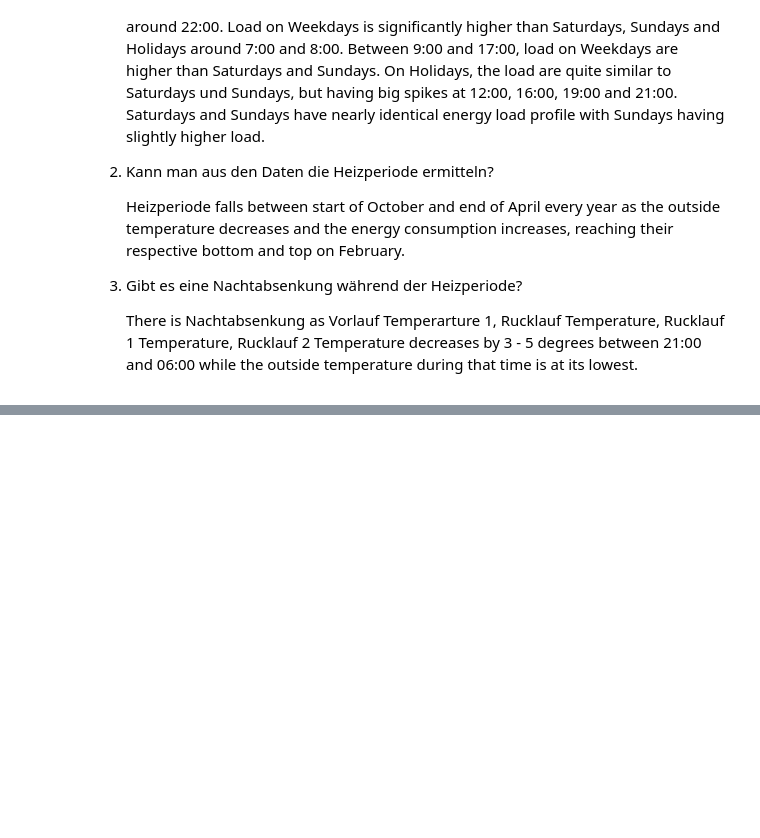
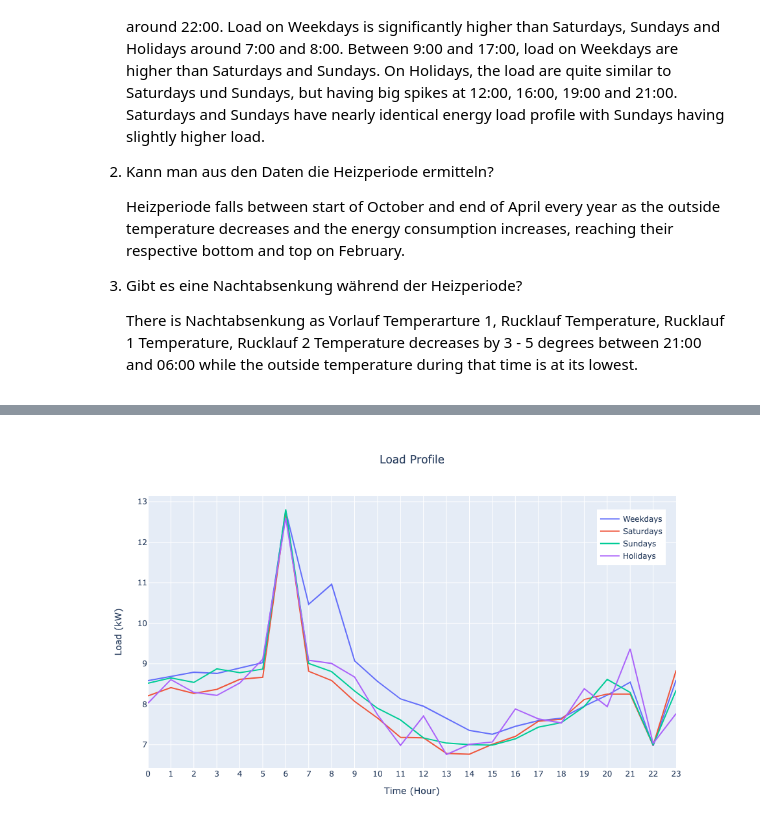
Before and after one commit to khanhhuy288/msg-heatmeter, a Jupyter notebook: explore_data.ipynb, the cells around one changed output, grey strips where cells are left out. Saved outputs shown, nothing was run; the diff lists cells and outputs as text; code cells hidden in the pictures; blank space fills up the shorter version.

```diff
--- a/explore_data.ipynb
+++ b/explore_data.ipynb
@@ -91,3 +95,30 @@ plt.show()
+# %%
+# Define the traces for each line
+trace_weekday = go.Scatter(x=list(range(0,24)), y=mean_weekday_load, mode='lines', name='Weekdays')
+trace_saturday = go.Scatter(x=list(range(0,24)), y=mean_saturday_load, mode='lines', name='Saturdays')
+trace_sunday = go.Scatter(x=list(range(0,24)), y=mean_sunday_load, mode='lines', name='Sundays')
+trace_holiday = go.Scatter(x=list(range(0,24)), y=mean_holiday_load, mode='lines', name='Holidays')
+
+# Define the data and layout
+data = [trace_weekday, trace_saturday, trace_sunday, trace_holiday]
+layout = go.Layout(title=dict(text='Load Profile', x=0.5),
+                   xaxis=dict(title='Time (Hour)', dtick=1),
+                   yaxis=dict(title='Load (kW)'),
+                   legend=dict(x=0.85, y=0.95, traceorder='normal'),
+                   height=600)
+
+# Set hovertemplate for each trace
+hovertemplate = '%{x:02d}:00<br>%{y:.2f} kW'
+trace_weekday.update(hovertemplate=hovertemplate)
+trace_saturday.update(hovertemplate=hovertemplate)
+trace_sunday.update(hovertemplate=hovertemplate)
+trace_holiday.update(hovertemplate=hovertemplate)
+
+# Create the figure and plot it
+fig = go.Figure(data=data, layout=layout)
+fig.show()
+# %% [output]
+[figure, added]
 # %%
 # # Convert the data into a long format suitable for Plotly Express
 # df_plot = pd.concat([mean_weekday_load, mean_saturday_load, mean_sunday_load], axis=1)
```
Also changed, not shown: parts of 5 cells of this notebook.
